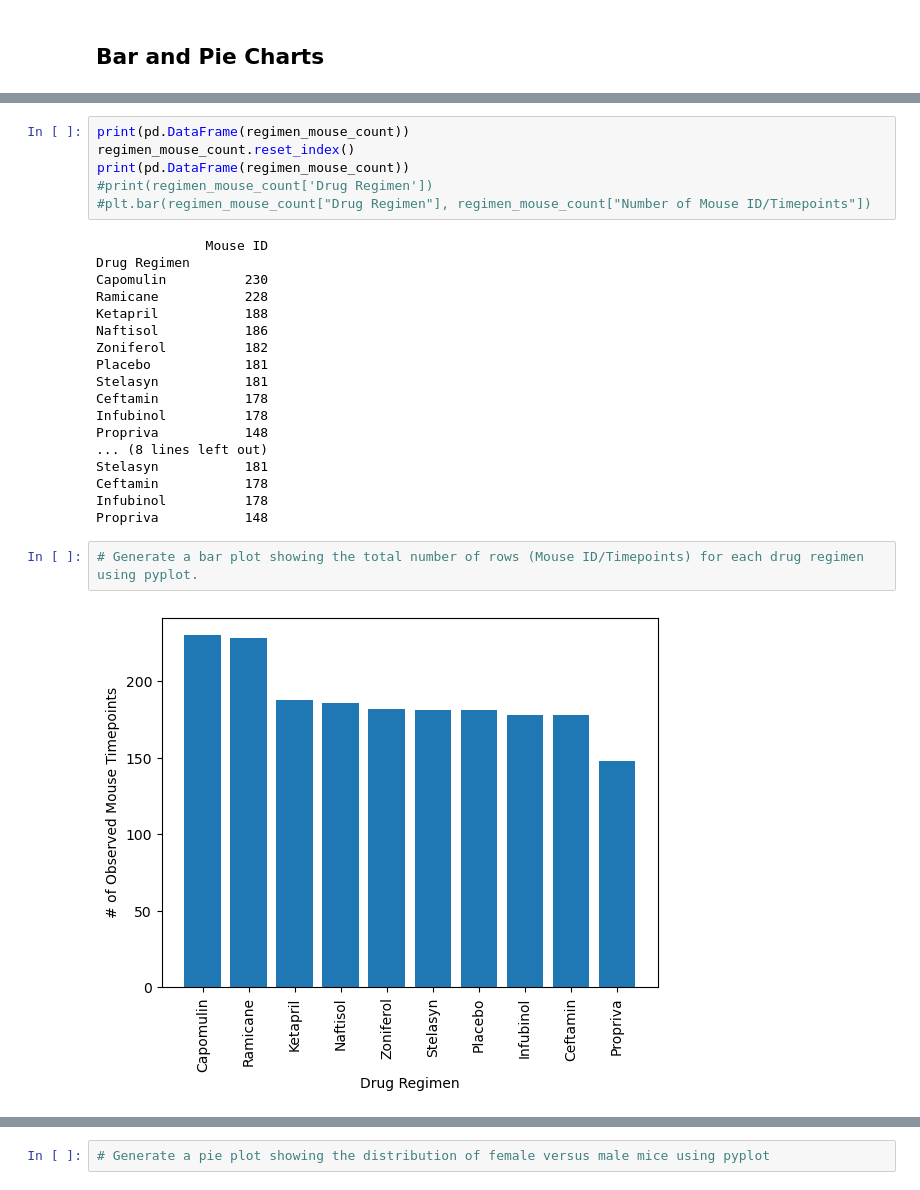
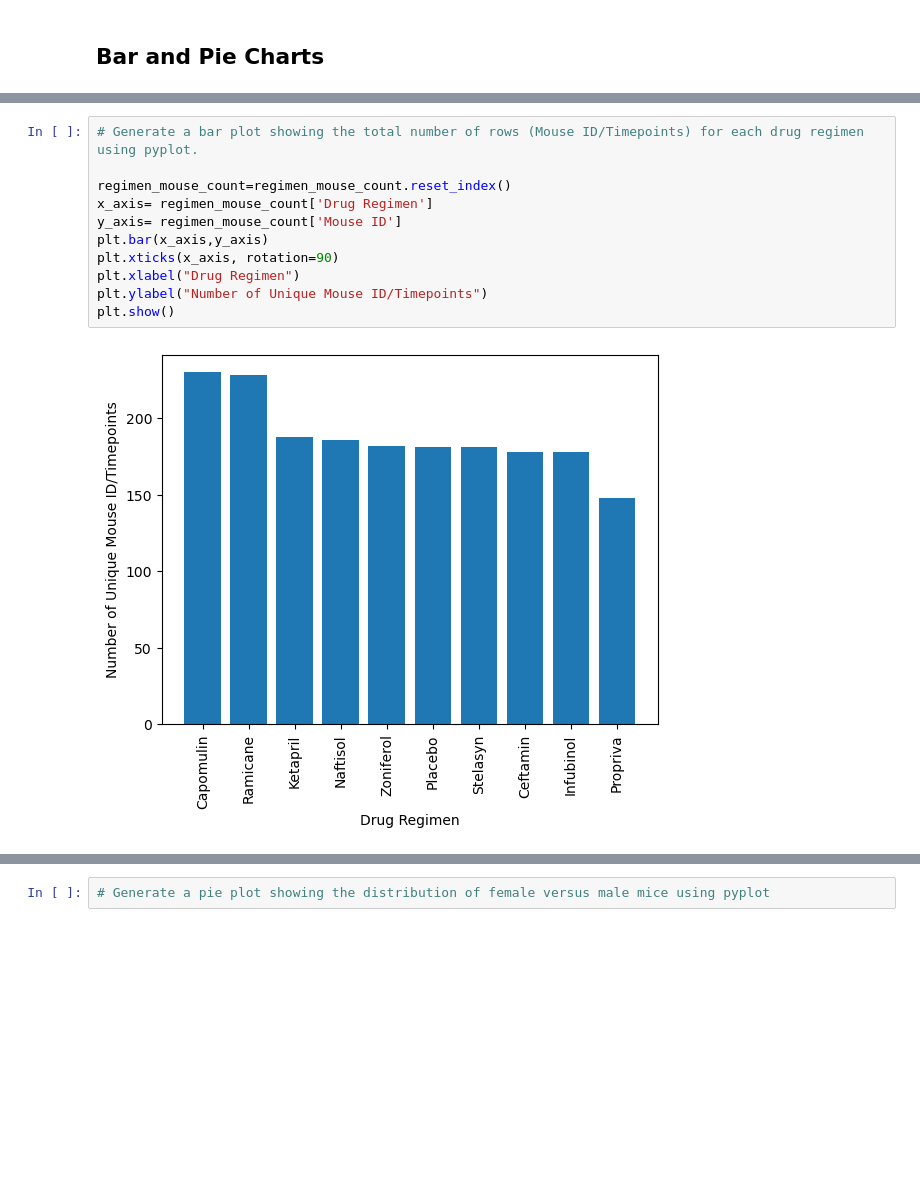
Before and after one commit to Talieh-Sh/DataVisualisation-chalenge, a Jupyter notebook: pymaceuticals_starter.ipynb, the cells around one changed output, grey strips where cells are left out. Saved outputs shown, nothing was run; the diff lists cells and outputs as text; blank space fills up the shorter version.

```diff
--- a/pymaceuticals_starter.ipynb
+++ b/pymaceuticals_starter.ipynb
@@ -149,28 +156,13 @@ plt.show()
-# %%
-print(pd.DataFrame(regimen_mouse_count))
-regimen_mouse_count.reset_index()
-print(pd.DataFrame(regimen_mouse_count))
-#print(regimen_mouse_count['Drug Regimen'])
-#plt.bar(regimen_mouse_count["Drug Regimen"], regimen_mouse_count["Number of Mouse ID/Timepoints"])
-# %% [output]
-              Mouse ID
-Drug Regimen
-Capomulin          230
-Ramicane           228
-Ketapril           188
-Naftisol           186
-Zoniferol          182
-Placebo            181
-Stelasyn           181
-Ceftamin           178
-Infubinol          178
-Propriva           148
-... (8 lines left out)
-Stelasyn           181
-Ceftamin           178
-Infubinol          178
-Propriva           148
 # %%
 # Generate a bar plot showing the total number of rows (Mouse ID/Timepoints) for each drug regimen using pyplot.
+
+regimen_mouse_count=regimen_mouse_count.reset_index()
+x_axis= regimen_mouse_count['Drug Regimen']
+y_axis= regimen_mouse_count['Mouse ID']
+plt.bar(x_axis,y_axis)
+plt.xticks(x_axis, rotation=90)
+plt.xlabel("Drug Regimen")
+plt.ylabel("Number of Unique Mouse ID/Timepoints")
+plt.show()
 # %% [output]
-[figure, old version]
+[figure, new version]
```
Also changed, not shown: parts of 11 cells of this notebook, 3 other files.
